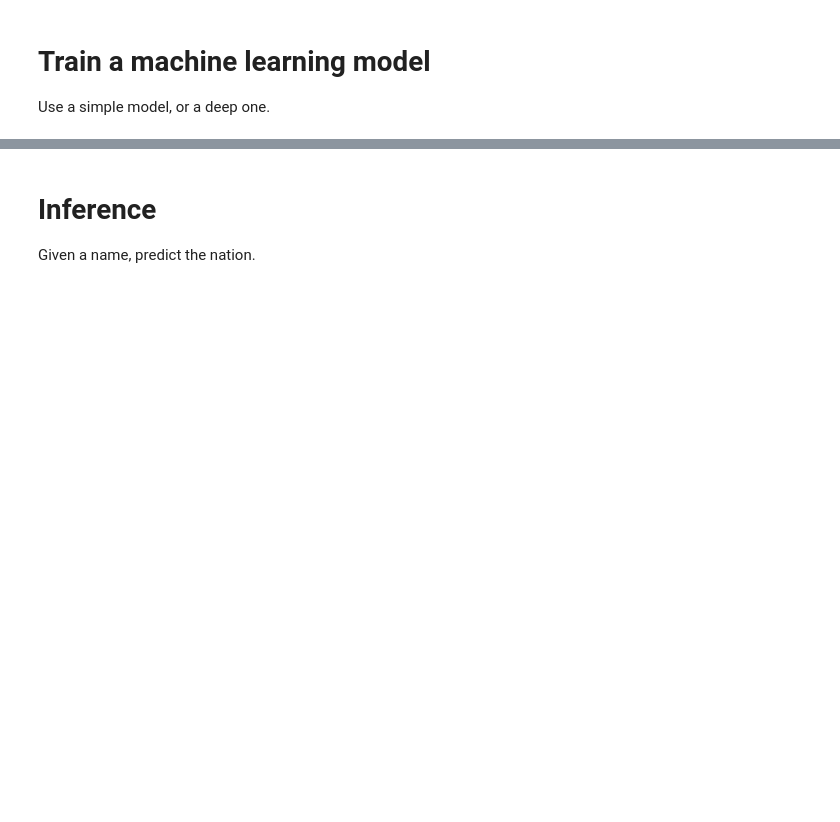
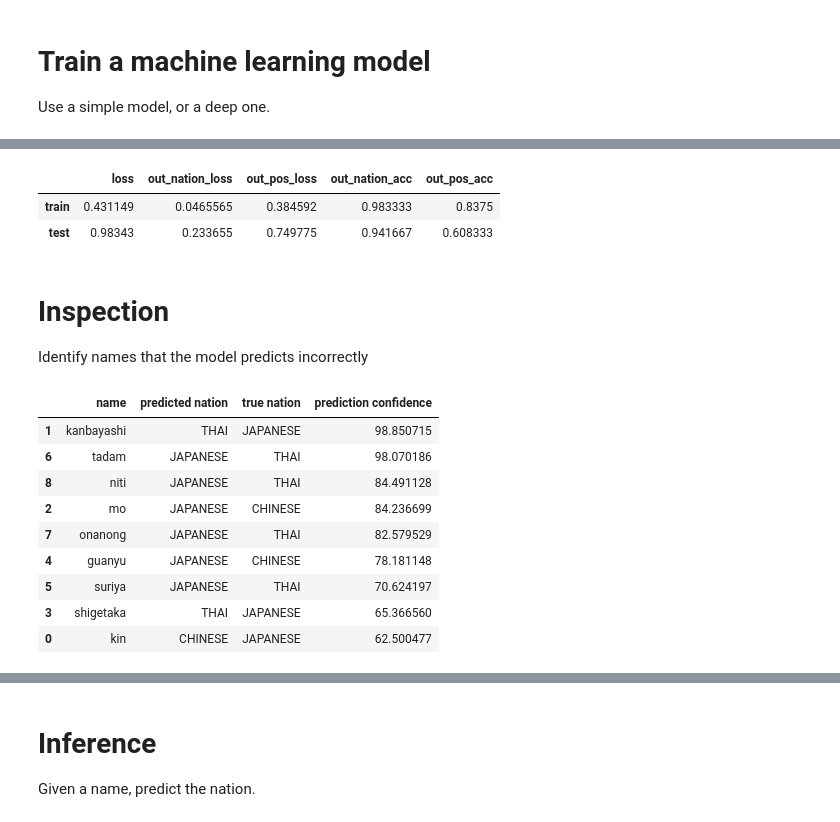
Before and after one commit to offchan42/name-nation-classifier, a Jupyter notebook: notebook.ipynb, the cells around one changed output, grey strips where cells are left out. Cells and saved outputs as stored; diff of their text form; code cells hidden in the pictures; blank space fills up the shorter version.

```diff
--- a/notebook.ipynb
+++ b/notebook.ipynb
@@ -170,0 +197,18 @@ first/last 0.959119496855 0.675
+# %%
+# define a deep model
+name_input = Input(shape=(X_train_flat.shape[1],), name='name_input', dtype='float32')
+hidden = Dense(64, activation='relu')(name_input)
+hidden = Dropout(0.5)(hidden)
+hidden = Dense(64, activation='relu')(hidden)
+hidden = Dropout(0.5)(hidden)
+hidden = Dense(64, activation='relu')(hidden)
+hidden = Dropout(0.5)(hidden)
+out_nation = Dense(y_nation.shape[1], activation='softmax', name='out_nation')(hidden)
+out_pos = Dense(y_pos.shape[1], activation='softmax', name='out_pos')(hidden)
+
+model = Model(inputs=[name_input], outputs=[out_nation, out_pos])
+
+model.compile(optimizer='adam',
+              loss='categorical_crossentropy',
+              metrics=['accuracy'])
+model.summary()
@@ -170,0 +256,10 @@ first/last 0.959119496855 0.675
+# %%
+# performance evaluation
+df = pd.DataFrame(columns=['loss','out_nation_loss','out_pos_loss','out_nation_acc', 'out_pos_acc'], index=['train', 'test'])
+df.loc['train'] = model.evaluate([X_train_flat], [y_nation_train, y_pos_train], verbose=0)
+df.loc['test'] = model.evaluate([X_test_flat], [y_nation_test, y_pos_test], verbose=0)
+df
+# %% [output]
+|  | loss | out_nation_loss | out_pos_loss | out_nation_acc | out_pos_acc |
+| train | 0.431149 | 0.0465565 | 0.384592 | 0.983333 | 0.8375 |
+| test | 0.98343 | 0.233655 | 0.749775 | 0.941667 | 0.608333 |
@@ -170,0 +268,25 @@ first/last 0.959119496855 0.675
+# %% [markdown]
+# Inspection
+Identify names that the model predicts incorrectly
+# %%
+incorrect_mask = model.predict(X_test_flat)[0].argmax(axis=1) != y_nation_test.argmax(axis=1)
+names = X_str_test[incorrect_mask]
+pred = model.predict(X_test_flat[incorrect_mask,:])[0]
+pred_nations = available_nations[pred.argmax(axis=1)]
+probs = pred.max(axis=1)
+nations = available_nations[y_nation_test[incorrect_mask].argmax(axis=1)]
+df = pd.DataFrame(columns=['name', 'predicted nation', 'true nation', 'prediction confidence'])
+for i in range(len(names)):
+    df.loc[i] = [names[i], pred_nations[i], nations[i], probs[i]*100]
+df.sort_values('prediction confidence', ascending=False)
+# %% [output]
+|  | name | predicted nation | true nation | prediction confidence |
+| 1 | kanbayashi | THAI | JAPANESE | 98.850715 |
+| 6 | tadam | JAPANESE | THAI | 98.070186 |
+| 8 | niti | JAPANESE | THAI | 84.491128 |
+| 2 | mo | JAPANESE | CHINESE | 84.236699 |
+| 7 | onanong | JAPANESE | THAI | 82.579529 |
+| 4 | guanyu | JAPANESE | CHINESE | 78.181148 |
+| 5 | suriya | JAPANESE | THAI | 70.624197 |
+| 3 | shigetaka | THAI | JAPANESE | 65.366560 |
+| 0 | kin | CHINESE | JAPANESE | 62.500477 |
```
Also changed, not shown: parts of 21 cells of this notebook, 1 other file.
